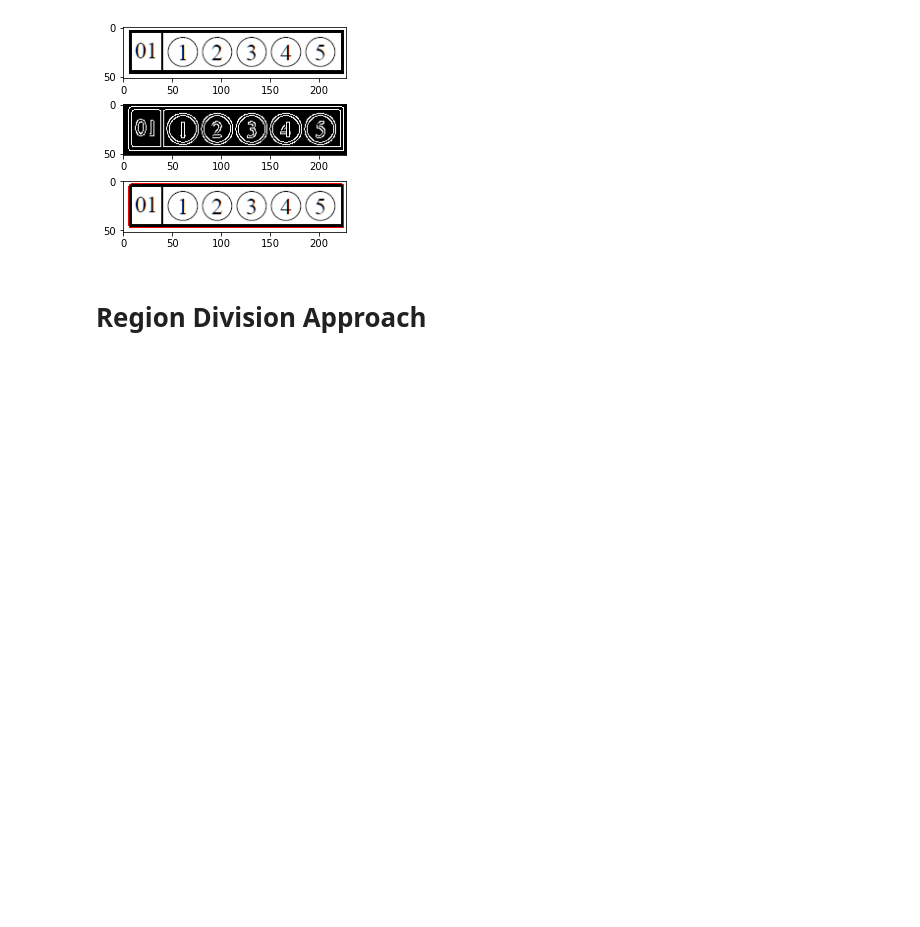
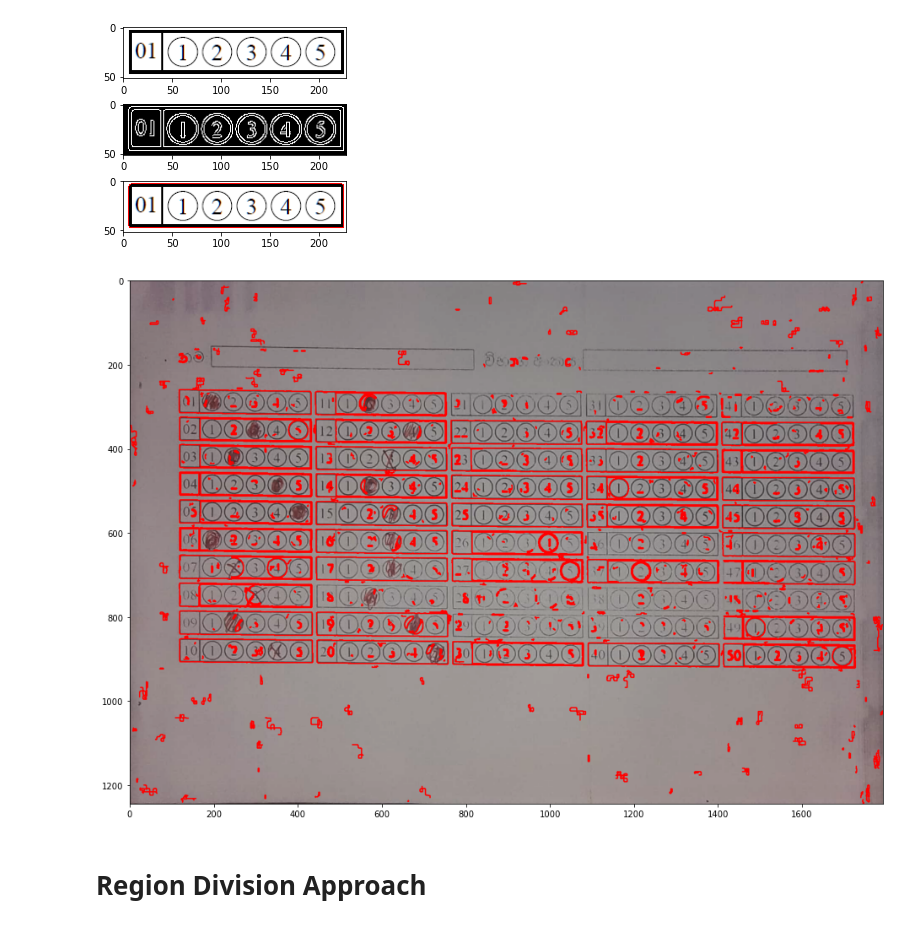
Before and after one commit to Avishka-Perera/mcq-marking-with-cv, a Jupyter notebook: read-answers/read-answers.ipynb, the cells around one changed output. Drawn from its saved outputs; the diff is of its cells as text; code cells hidden in the pictures; blank space fills up the shorter version.

Commit message:
contour comparison approach completed

```diff
--- a/read-answers/read-answers.ipynb
+++ b/read-answers/read-answers.ipynb
@@ -85,6 +85,28 @@ ax[2].imshow(cont_img)
 plt.show()
 # %% [output]
 [figure]
+# %%
+contour_template = contours[0]
+# %%
+msq_sheet = cv.imread("assets/mcq-sheet-1-real.png", cv.IMREAD_COLOR)
+gray = cv.cvtColor(msq_sheet, cv.COLOR_BGR2GRAY)
+
+edges = cv.Canny(gray, 20, 120, apertureSize=5, L2gradient=True)
+mcq_sheet_contours, _ = cv.findContours(edges, mode=cv.RETR_TREE, method=cv.CHAIN_APPROX_SIMPLE)
+display_mcq_sheet = np.copy(msq_sheet)
+
+err_thresh = 1
+for i in range(len(mcq_sheet_contours)):
+    ret = cv.matchShapes(contour_template,mcq_sheet_contours[i],1,0.0)
+    if ret < err_thresh:
+        cv.drawContours(display_mcq_sheet, mcq_sheet_contours, i, (255,0,0), 2)
+
+fig, ax = plt.subplots(figsize=(16,16))
+plt.imshow(display_mcq_sheet)
+
+plt.show()
+# %% [output]
+[figure, added]
 # %% [markdown]
 # Region Division Approach
 # %%
```
Also changed, not shown: parts of 1 cell of this notebook, 2 other files.
